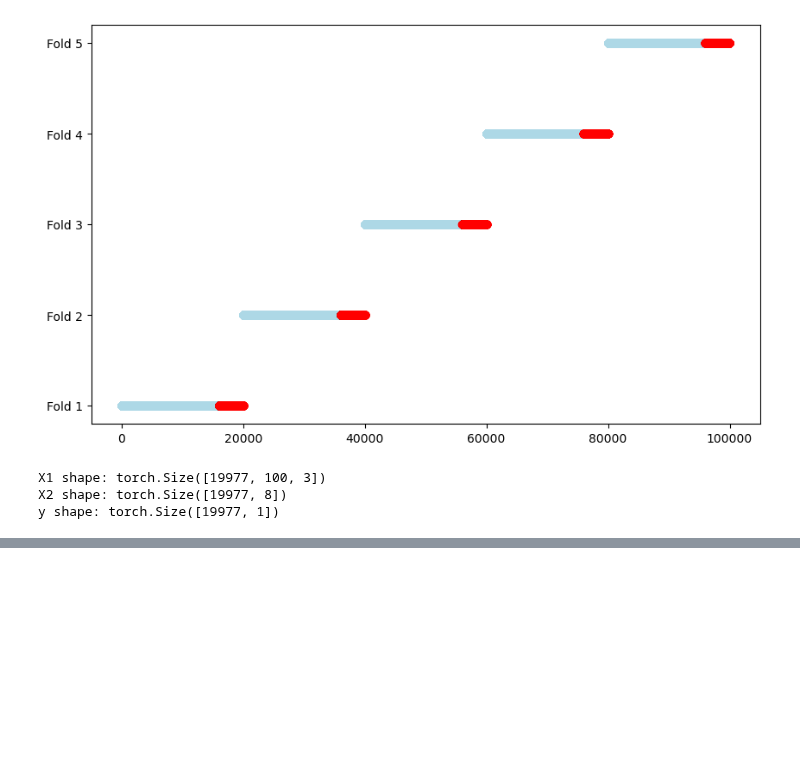
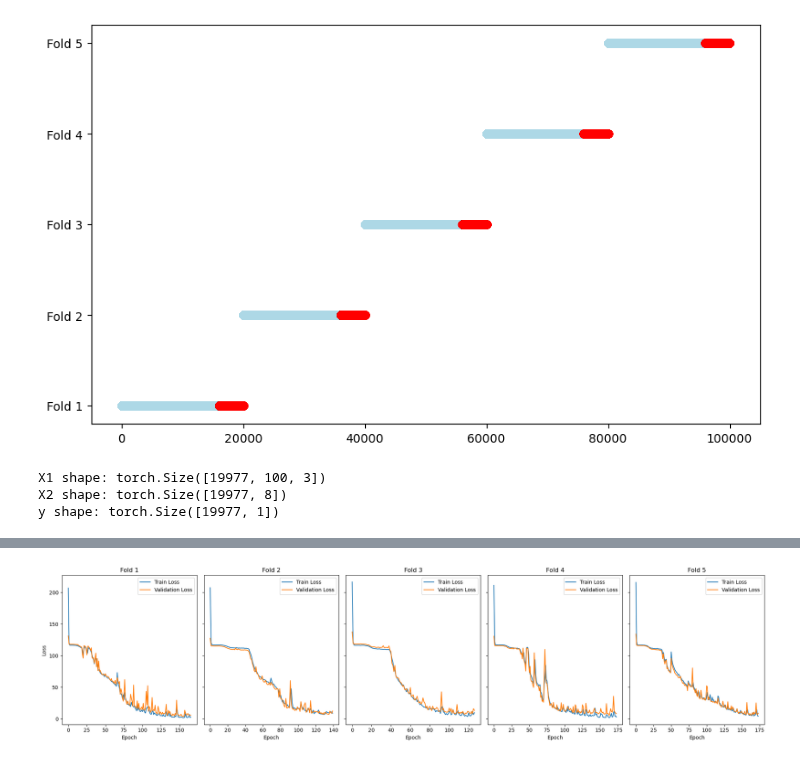
Before and after one commit to MiguelGarcaoSilva/motifpred, a Jupyter notebook: code/casestudy_syntheticdata_lstm_pytorch.ipynb, the cells around one changed output, grey strips where cells are left out. Drawn from its saved outputs; the diff is of its cells as text; code cells hidden in the pictures; blank space fills up the shorter version.

```diff
--- a/code/casestudy_syntheticdata_lstm_pytorch.ipynb
+++ b/code/casestudy_syntheticdata_lstm_pytorch.ipynb
@@ -387,0 +222,86 @@ device = torch.device("cuda" if torch.cuda.is_available() else "cpu")
+# %%
+# Setting up the pipeline
+pipeline = ModelTrainingPipeline(device=device, early_stopper=EarlyStopper(patience=10, min_delta=1e-5, min_epochs=100))
+ModelTrainingPipeline.set_seed(seed)
+
+# Retrieve the best configuration from the Optuna study
+best_config = study.best_params
+print("Best hyperparameters:", best_config)
+
+# Initialize lists to store results
+epochs_train_losses = []
+epochs_val_losses = []
+val_losses = []
+test_losses = []
+all_predictions = []
+all_true_values = []
+
+# Perform cross-validation
+for fold, (train_idx, test_idx) in enumerate(BlockingTimeSeriesSplit(n_splits=5).split(X1)):
+    pipeline.early_stopper.reset()
+
+    # Split data into train, validation, and test sets
+    train_val_split_idx = int(0.8 * len(train_idx))
+    train_idx, val_index = train_idx[:train_val_split_idx], train_idx[train_val_split_idx:]
+    X1_train, X1_val, X1_test = X1[train_idx], X1[val_index], X1[test_idx]
+    y_train, y_val, y_test = y[train_idx], y[val_index], y[test_idx]
+    X1_train_scaled, X1_val_scaled, X1_test_scaled = pipeline.scale_data(X1_train, X1_val, X1_test)
+
+    # Prepare data loaders
+    train_loader, val_loader, test_loader = pipeline.prepare_dataloaders(
+        X1_train_scaled, X1_val_scaled, X1_test_scaled, y_train, y_val, y_test,
+        best_config["batch_size"]
+    )
+
+    # Initialize the model
+    model = LSTMX1Input(
+        input_size=X1.shape[2],
+        hidden_size=best_config["hidden_size"],
+        num_layers=best_config["num_layers"],
+        output_size=1
+    ).to(device)
+
+    # Train the model
+    fold_val_loss, model, train_losses, validation_losses = pipeline.train_model(
+        model,
+        criterion=torch.nn.MSELoss(),
+        optimizer=torch.optim.Adam(model.parameters(), lr=best_config["learning_rate"]),
+        train_loader=train_loader,
+        val_loader=val_loader,
+        num_epochs=500,
+        dual_input=False  # Single input configuration
+    )
+
+    # Store training and validation losses
+    epochs_train_losses.append(train_losses)
+    epochs_val_losses.append(validation_losses)
+    val_losses.append(fold_val_loss)
+
+    # Evaluate the model on the test set
+    test_loss, fold_predictions, fold_true_values = pipeline.evaluate_test_set(
+        model, test_loader, criterion=torch.nn.MSELoss(), dual_input=False
+    )
+    test_losses.append(test_loss)
+    all_predictions.append(fold_predictions.cpu().numpy())
+    all_true_values.append(fold_true_values.cpu().numpy())
+
+# Output validation and test losses
+print("Validation Losses:", val_losses)
+print("Mean validation loss:", np.mean(val_losses))
+print("Test Losses:", test_losses)
+print("Mean test loss:", np.mean(test_losses))
+
+# Plot the train and validation losses for each fold
+fig, axes = plt.subplots(nrows=1, ncols=5, figsize=(20, 5), sharey=True)
+for i in range(5):
+    axes[i].plot(epochs_train_losses[i], label="Train Loss")
+    axes[i].plot(epochs_val_losses[i], label="Validation Loss")
+    axes[i].set_title(f"Fold {i + 1}")
+    axes[i].set_xlabel("Epoch")
+    if i == 0:
+        axes[i].set_ylabel("Loss")
+    axes[i].legend()
+
+plt.tight_layout()
+plt.show()
+# %% [output]
@@ -387,0 +318 @@ device = torch.device("cuda" if torch.cuda.is_available() else "cpu")
+[figure, added]
```
Also changed, not shown: parts of 16 cells of this notebook, 4 other files.
